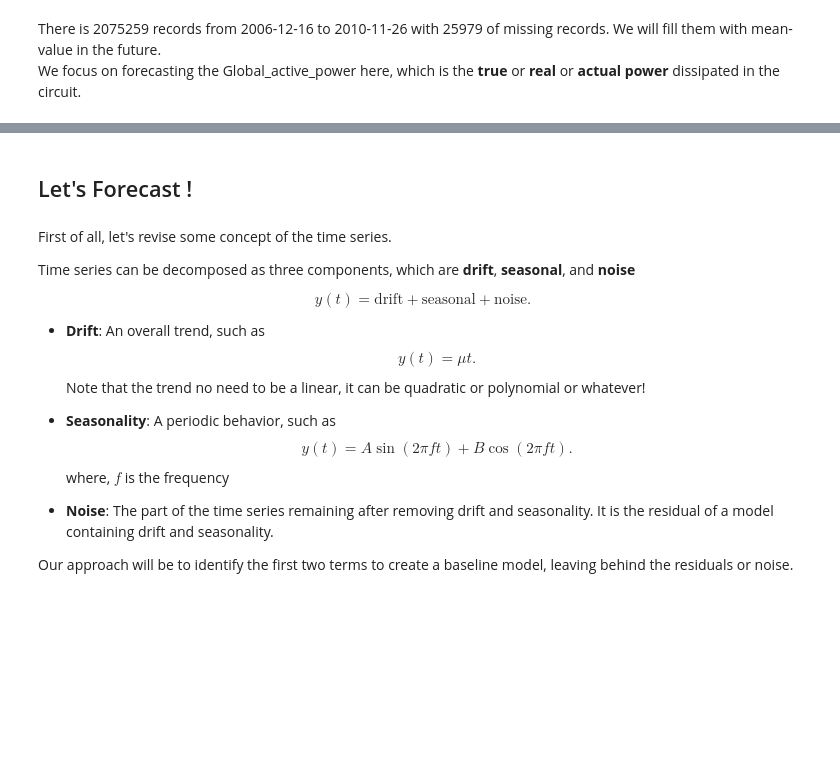
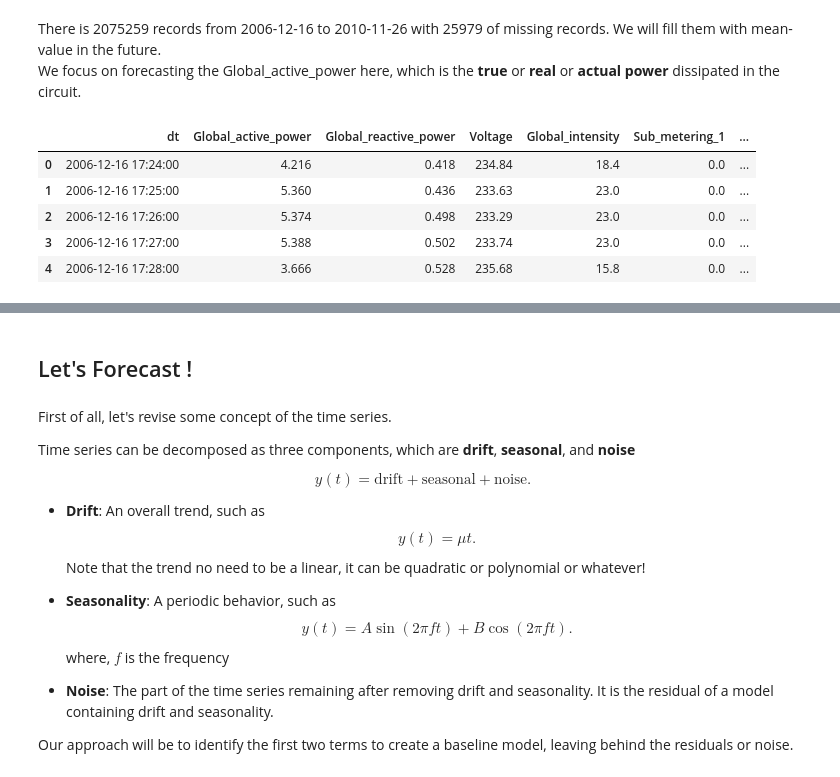
Before and after one commit to EarnRW/Time-Series-Forecasting-Household-Electric-Power-Consumption, a Jupyter notebook: notebook/forecasting.ipynb, the cells around one changed output, grey strips where cells are left out. Cells and saved outputs as stored; diff of their text form; code cells hidden in the pictures; blank space fills up the shorter version.

```diff
--- a/notebook/forecasting.ipynb
+++ b/notebook/forecasting.ipynb
@@ -69,3 +69,8 @@ Sub_metering_1           25979
 Sub_metering_2           25979
 Sub_metering_3           25979
 dtype: int64
+# %%
+from sklearn.impute import SimpleImputer
+# impute missing
+imp = SimpleImputer(missing_values=np.nan, strategy='mean')
+data = pd.DataFrame(imp.fit_transform(data), index=data.index, columns=data.columns)
@@ -72,3 +88,15 @@ dtype: int64
 # %% [markdown]
 There is 2075259 records from 2006-12-16 to 2010-11-26 with 25979 of missing records. We will fill them with mean-value in the future.
 We focus on forecasting the Global_active_power here, which is the **true** or **real** or **actual power** dissipated in the circuit.
+# %%
+data.reset_index(inplace=True)
+# data.set_index("dt", drop=False, inplace=True)
+# %%
+data.head()
+# %% [output]
+|  | dt | Global_active_power | Global_reactive_power | Voltage | Global_intensity | Sub_metering_1 | ... |
+| 0 | 2006-12-16 17:24:00 | 4.216 | 0.418 | 234.84 | 18.4 | 0.0 | ... |
+| 1 | 2006-12-16 17:25:00 | 5.360 | 0.436 | 233.63 | 23.0 | 0.0 | ... |
+| 2 | 2006-12-16 17:26:00 | 5.374 | 0.498 | 233.29 | 23.0 | 0.0 | ... |
+| 3 | 2006-12-16 17:27:00 | 5.388 | 0.502 | 233.74 | 23.0 | 0.0 | ... |
+| 4 | 2006-12-16 17:28:00 | 3.666 | 0.528 | 235.68 | 15.8 | 0.0 | ... |
```
Also changed, not shown: parts of 25 cells of this notebook.
